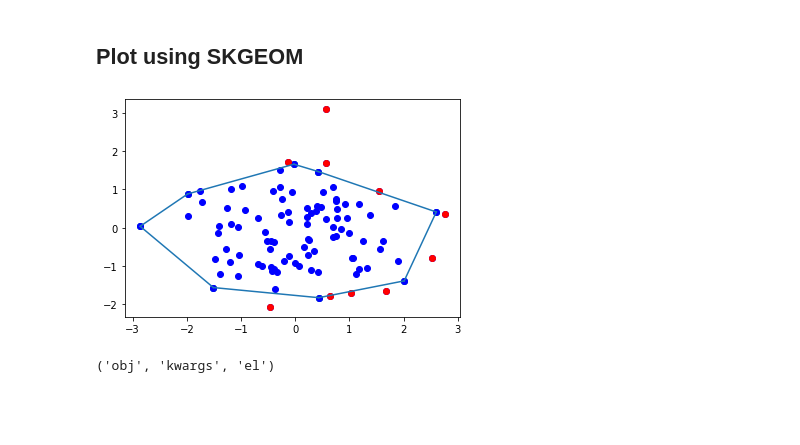
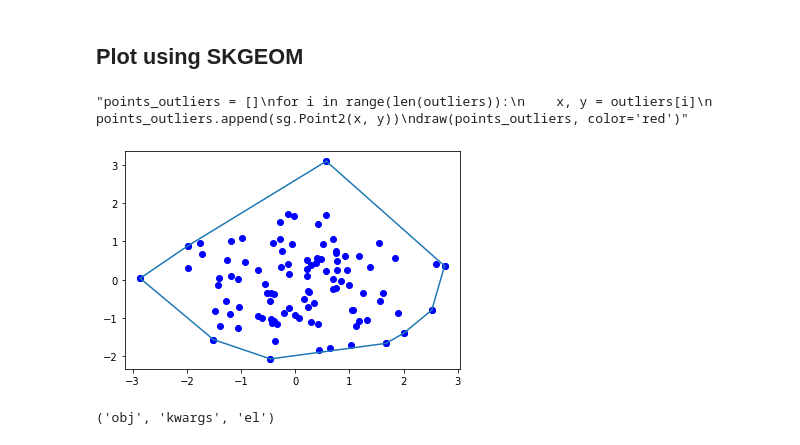
Before and after one commit to josehuillca/GeoComp_trabalho1, a Jupyter notebook: notebook/Não-ter_em-conta.ipynb, the cells around one changed output. Cells and saved outputs as stored; diff of their text form; code cells hidden in the pictures; blank space fills up the shorter version.

Commit message:
Add Graham-Algorithm

```diff
--- a/notebook/Não-ter_em-conta.ipynb
+++ b/notebook/Não-ter_em-conta.ipynb
@@ -125,11 +125,46 @@ def onion_peeling_outtlier_detection(S, k, distance_metric='euclidean'):
             return L, giftWrapping(S_)
         # Remove the current hull.
         hull = None
+
+def sort_points(point_array):
+    """Return point_array sorted by leftmost first, then by slope, ascending."""
+
+    def slope(y):
+        """returns the slope of the 2 points."""
+        x = point_array[0]
+        return (x[1] - y[1]) / (x[0] - y[0])
+
+    point_array.sort()  # put leftmost first
+    point_array = point_array[:1] + sorted(point_array[1:], key=slope)
+    return point_array
+
+
+def graham(pts):
+    """Takes an array of points to be scanned.
+    Returns an array of points that make up the convex hull surrounding the points passed in in point_array.
+    """
+    def cross_product_orientation(a, b, c):
+        """Returns the orientation of the set of points.
+        >0 if x,y,z are clockwise, <0 if counterclockwise, 0 if co-linear.
+        """
+        return (b[1] - a[1]) * (c[0] - a[0]) - (b[0] - a[0]) * (c[1] - a[1])
+    pts_cp = pts[:]
+    # convex_hull is a stack of points beginning with the leftmost point.
+    convex_hull = []
+    sorted_points = sort_points(pts_cp)
+    for p in sorted_points:
+        # if we turn clockwise to reach this point, pop the last point from the stack, else, append this point to it.
+        while len(convex_hull) > 1 and cross_product_orientation(convex_hull[-2], convex_hull[-1], p) >= 0:
+            convex_hull.pop()
+        convex_hull.append(p)
+    # the stack is now a representation of the convex hull, return it.
+    return convex_hull
 # %%
 n = 100
 k = 10
 points = makePoints(n)
 #res = giftWrapping(points)
 #print(len(res))
-outliers, hull_res = onion_peeling_outtlier_detection(points, k, distance_metric='mahalanobis')
-print(outliers)
+#outliers, hull_res = onion_peeling_outtlier_detection(points, k, distance_metric='mahalanobis')
+#print(outliers)
+hull_res = graham(points)
@@ -156,33 +173,34 @@ Termino hull..
 # %%
 # plot todos los puntos que estaban previamente ordenados
 # y resaltamos de color rojo el
 points_sg = []
 for i in range(n):
     x, y = points[i]
     points_sg.append(sg.Point2(x, y))
 
 #draw(toPoint2(leftMost), color='red') # Draw only the leftMost point
 
 #draw(sg.Segment2(toPoint2(currentVertex),toPoint2(nextVertex)))
 #draw(sg.Segment2(toPoint2(currentVertex),toPoint2(checkingPoint)), color='green')
 #draw(toPoint2(currentVertex), color='orange') # Draw only the currentVertex point
 
 #res = [(-1.7110537607276717, 0.231802959660187), (-0.6132002869132012, 1.5678821766222575), (-0.6132002869132012, 1.5678821766222575), (1.3736884997604164, 1.1785562058590144), (1.6109919764383442, -1.383956868577714), (1.6109919764383442, -1.383956868577714)]
 #hull_poly = sg.Polygon(res)
 #draw(hull_poly)
 for i in range(len(hull_res)-1):
     draw(sg.Segment2(toPoint2(hull_res[i]),toPoint2(hull_res[i+1])))
 draw(sg.Segment2(toPoint2(hull_res[-1]),toPoint2(hull_res[0])))
 
 draw(points_sg, color='blue') # draw all points
 
-points_outliers = []
+'''points_outliers = []
 for i in range(len(outliers)):
     x, y = outliers[i]
     points_outliers.append(sg.Point2(x, y))
-draw(points_outliers, color='red')
+draw(points_outliers, color='red')'''
 # %% [output]
+"points_outliers = []\nfor i in range(len(outliers)):\n    x, y = outliers[i]\n    points_outliers.append(sg.Point2(x, y))\ndraw(points_outliers, color='red')"
-[figure, old version]
+[figure, new version]
 # %%
 draw.__code__.co_varnames
 # %% [output]
```
Also changed, not shown: parts of 1 cell of this notebook, 3 other files.
